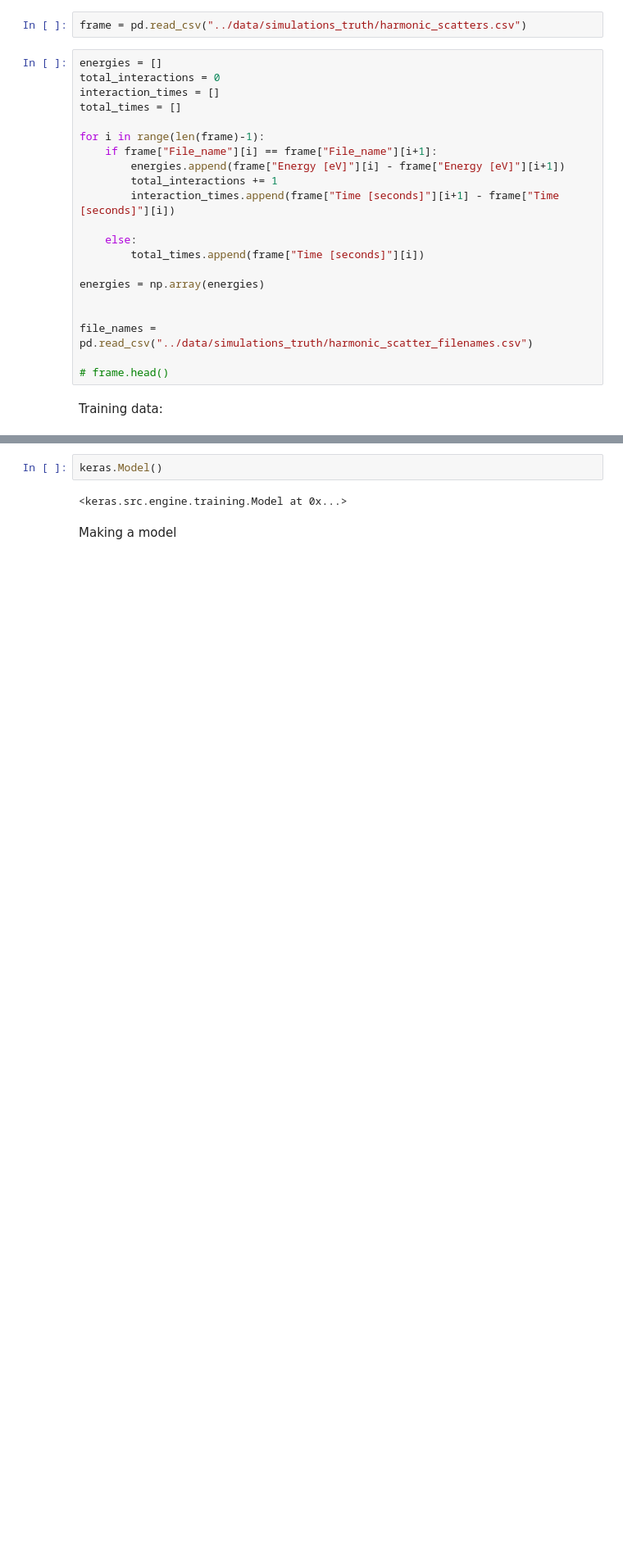
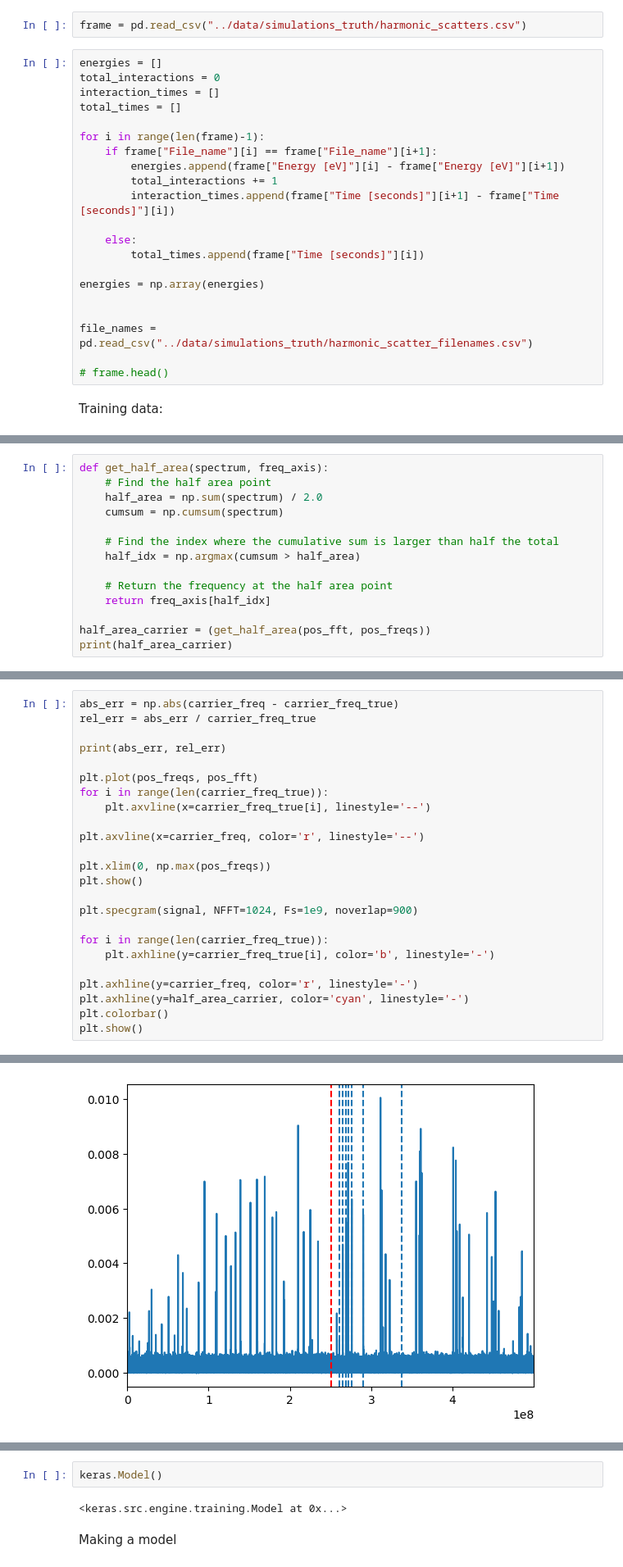
Before and after one commit to QTNM/PowerCutStats, a Jupyter notebook: examples/finding carrier freq.ipynb, the cells around one changed output, grey strips where cells are left out. Shown at 82% size. Cells and saved outputs as stored; diff of their text form; blank space fills up the shorter version.

```diff
--- a/examples/finding carrier freq.ipynb
+++ b/examples/finding carrier freq.ipynb
@@ -64,0 +113,14 @@ for i in range(10):
+# %%
+def get_half_area(spectrum, freq_axis):
+    # Find the half area point
+    half_area = np.sum(spectrum) / 2.0
+    cumsum = np.cumsum(spectrum)
+
+    # Find the index where the cumulative sum is larger than half the total
+    half_idx = np.argmax(cumsum > half_area)
+
+    # Return the frequency at the half area point
+    return freq_axis[half_idx]
+
+half_area_carrier = (get_half_area(pos_fft, pos_freqs))
+print(half_area_carrier)
@@ -64,0 +259,25 @@ for i in range(10):
+# %%
+abs_err = np.abs(carrier_freq - carrier_freq_true)
+rel_err = abs_err / carrier_freq_true
+
+print(abs_err, rel_err)
+
+plt.plot(pos_freqs, pos_fft)
+for i in range(len(carrier_freq_true)):
+    plt.axvline(x=carrier_freq_true[i], linestyle='--')
+
+plt.axvline(x=carrier_freq, color='r', linestyle='--')
+
+plt.xlim(0, np.max(pos_freqs))
+plt.show()
+
+plt.specgram(signal, NFFT=1024, Fs=1e9, noverlap=900)
+
+for i in range(len(carrier_freq_true)):
+    plt.axhline(y=carrier_freq_true[i], color='b', linestyle='-')
+
+plt.axhline(y=carrier_freq, color='r', linestyle='-')
+plt.axhline(y=half_area_carrier, color='cyan', linestyle='-')
+plt.colorbar()
+plt.show()
+# %% [output]
@@ -64,0 +287 @@ for i in range(10):
+[figure, added]
```
Also changed, not shown: parts of 17 cells of this notebook.
